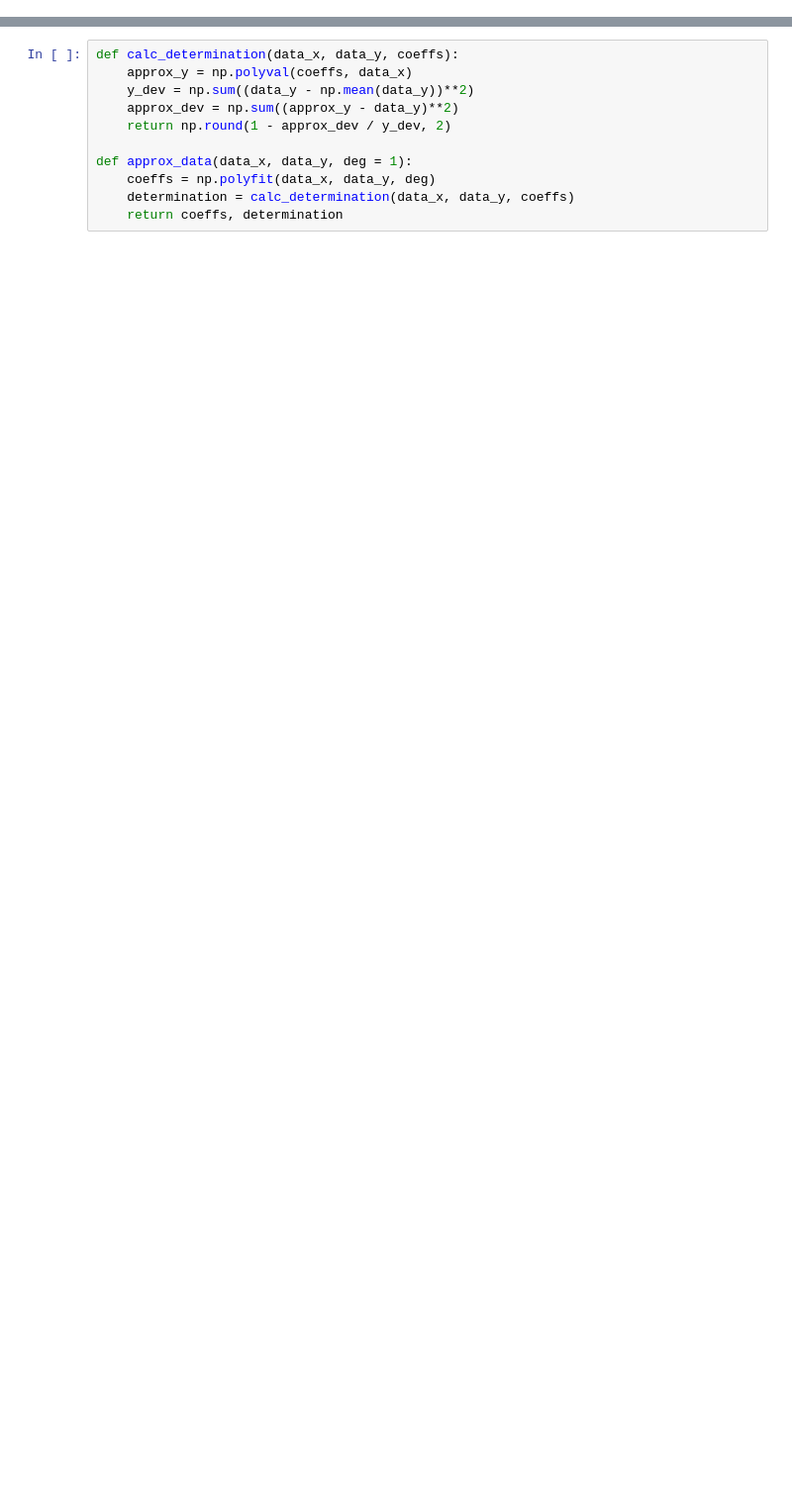
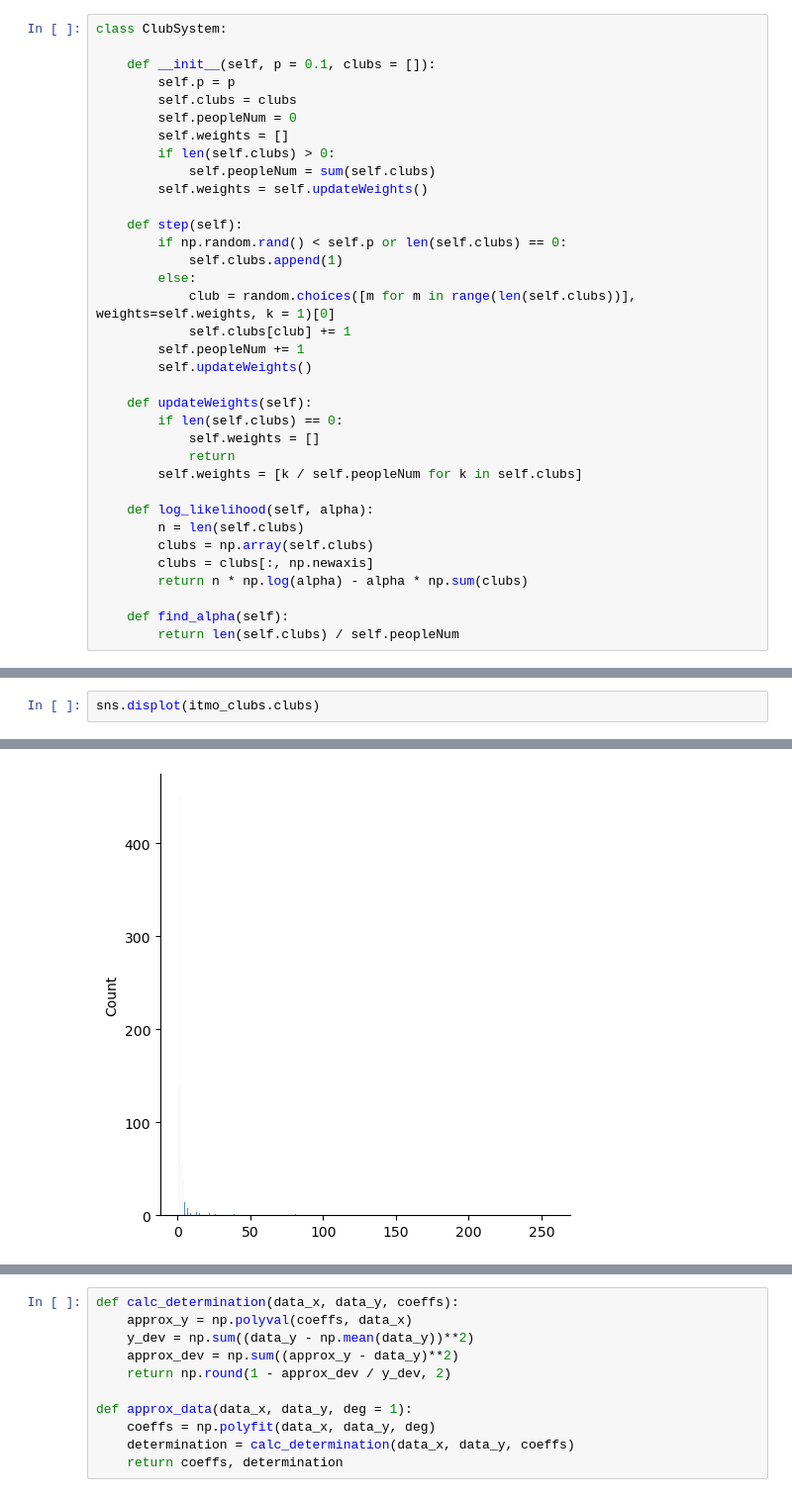
Before and after one commit to EHAT32/mathModelling, a Jupyter notebook: hw2/lab.ipynb, the cells around one changed output, grey strips where cells are left out. Shown at 99% size. Drawn from its saved outputs; the diff is of its cells as text; blank space fills up the shorter version.

```diff
--- a/hw2/lab.ipynb
+++ b/hw2/lab.ipynb
@@ -107,0 +19,35 @@ for p in p_vals:
+# %%
+class ClubSystem:
+
+    def __init__(self, p = 0.1, clubs = []):
+        self.p = p
+        self.clubs = clubs
+        self.peopleNum = 0
+        self.weights = []
+        if len(self.clubs) > 0:
+            self.peopleNum = sum(self.clubs)
+        self.weights = self.updateWeights()
+
+    def step(self):
+        if np.random.rand() < self.p or len(self.clubs) == 0:
+            self.clubs.append(1)
+        else:
+            club = random.choices([m for m in range(len(self.clubs))], weights=self.weights, k = 1)[0]
+            self.clubs[club] += 1
+        self.peopleNum += 1
+        self.updateWeights()
+
+    def updateWeights(self):
+        if len(self.clubs) == 0:
+            self.weights = []
+            return
+        self.weights = [k / self.peopleNum for k in self.clubs]
+
+    def log_likelihood(self, alpha):
+        n = len(self.clubs)
+        clubs = np.array(self.clubs)
+        clubs = clubs[:, np.newaxis]
+        return n * np.log(alpha) - alpha * np.sum(clubs)
+
+    def find_alpha(self):
+        return len(self.clubs) / self.peopleNum
@@ -107,0 +73,3 @@ for p in p_vals:
+# %%
+sns.displot(itmo_clubs.clubs)
+# %% [output]
@@ -107,0 +77 @@ for p in p_vals:
+[figure, added]
```
Also changed, not shown: parts of 38 cells of this notebook, 2 other files.
